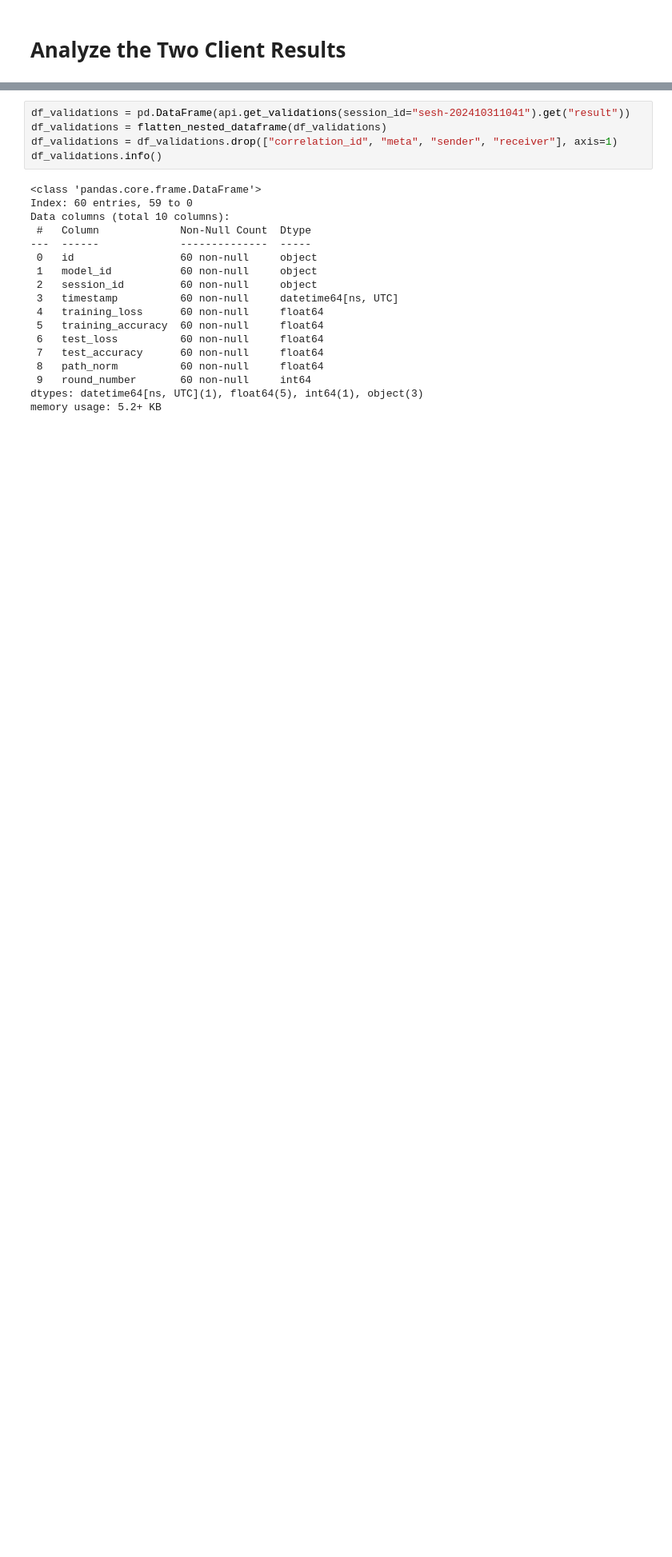
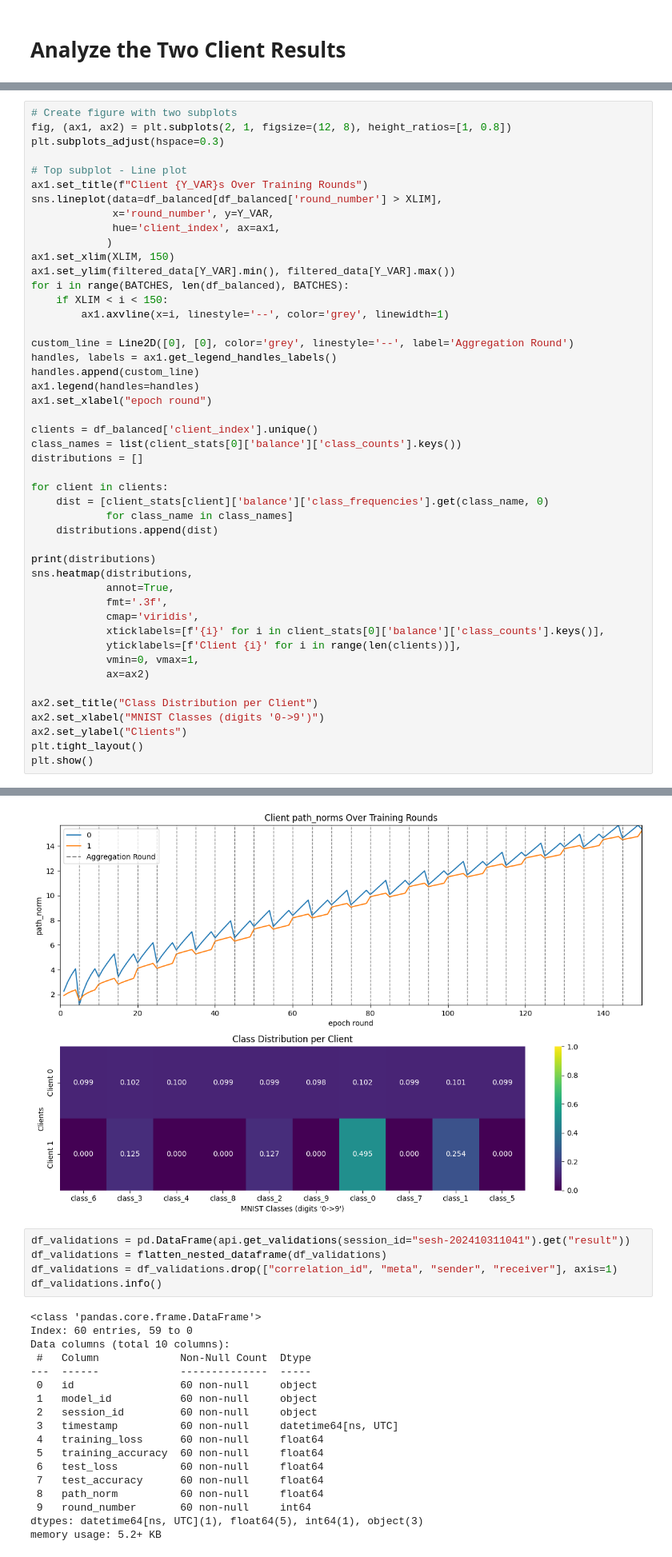
Before and after one commit to vaughankraska/fedland, a Jupyter notebook: scripts/quick_plots.ipynb, the cells around one changed output, grey strips where cells are left out. Shown at 80% size. Drawn from its saved outputs; the diff is of its cells as text; blank space fills up the shorter version.

```diff
--- a/scripts/quick_plots.ipynb
+++ b/scripts/quick_plots.ipynb
@@ -209,0 +235,48 @@ _Whats up with the cycles? and why bigger decrease on each client 1 but not 0?_
+# %%
+# Create figure with two subplots
+fig, (ax1, ax2) = plt.subplots(2, 1, figsize=(12, 8), height_ratios=[1, 0.8])
+plt.subplots_adjust(hspace=0.3)
+
+# Top subplot - Line plot
+ax1.set_title(f"Client {Y_VAR}s Over Training Rounds")
+sns.lineplot(data=df_balanced[df_balanced['round_number'] > XLIM],
+             x='round_number', y=Y_VAR,
+             hue='client_index', ax=ax1,
+            )
+ax1.set_xlim(XLIM, 150)
+ax1.set_ylim(filtered_data[Y_VAR].min(), filtered_data[Y_VAR].max())
+for i in range(BATCHES, len(df_balanced), BATCHES):
+    if XLIM < i < 150:
+        ax1.axvline(x=i, linestyle='--', color='grey', linewidth=1)
+
+custom_line = Line2D([0], [0], color='grey', linestyle='--', label='Aggregation Round')
+handles, labels = ax1.get_legend_handles_labels()
+handles.append(custom_line)
+ax1.legend(handles=handles)
+ax1.set_xlabel("epoch round")
+
+clients = df_balanced['client_index'].unique()
+class_names = list(client_stats[0]['balance']['class_counts'].keys())
+distributions = []
+
+for client in clients:
+    dist = [client_stats[client]['balance']['class_frequencies'].get(class_name, 0)
+            for class_name in class_names]
+    distributions.append(dist)
+
+print(distributions)
+sns.heatmap(distributions,
+            annot=True,
+            fmt='.3f',
+            cmap='viridis',
+            xticklabels=[f'{i}' for i in client_stats[0]['balance']['class_counts'].keys()],
+            yticklabels=[f'Client {i}' for i in range(len(clients))],
+            vmin=0, vmax=1,
+            ax=ax2)
+
+ax2.set_title("Class Distribution per Client")
+ax2.set_xlabel("MNIST Classes (digits '0->9')")
+ax2.set_ylabel("Clients")
+plt.tight_layout()
+plt.show()
+# %% [output]
@@ -210,3 +284,4 @@ _Whats up with the cycles? and why bigger decrease on each client 1 but not 0?_
+[figure, added]
 # %%
 df_validations = pd.DataFrame(api.get_validations(session_id="sesh-202410311041").get("result"))
 df_validations = flatten_nested_dataframe(df_validations)
```
Also changed, not shown: parts of 10 cells of this notebook, 3 other files.
